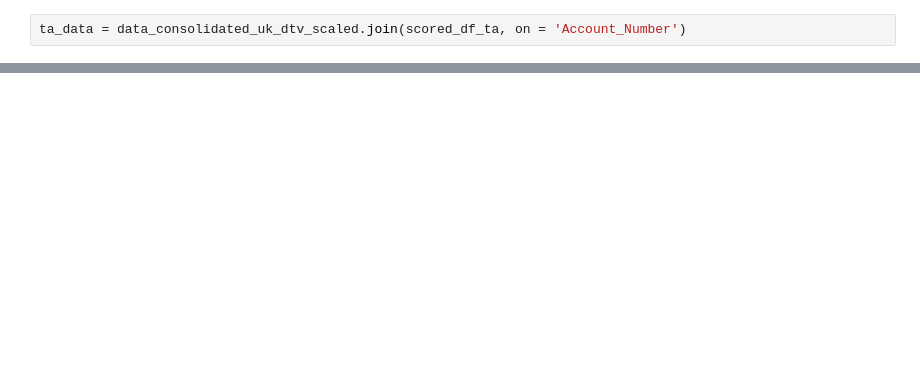
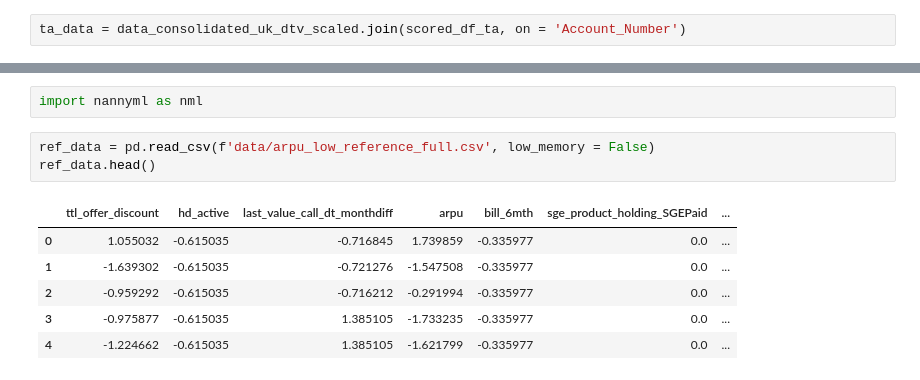
Before and after one commit to RHS23/POM-feature-drift, a Jupyter notebook: scoring_script_test.ipynb, the cells around one changed output, grey strips where cells are left out. Cells and saved outputs as stored; diff of their text form; blank space fills up the shorter version.

```diff
--- a/scoring_script_test.ipynb
+++ b/scoring_script_test.ipynb
@@ -146,0 +264,12 @@ ta_data.head()
+# %%
+import nannyml as nml
+# %%
+ref_data = pd.read_csv(f'data/arpu_low_reference_full.csv', low_memory = False)
+ref_data.head()
+# %% [output]
+|  | ttl_offer_discount | hd_active | last_value_call_dt_monthdiff | arpu | bill_6mth | sge_product_holding_SGEPaid | ... |
+| 0 | 1.055032 | -0.615035 | -0.716845 | 1.739859 | -0.335977 | 0.0 | ... |
+| 1 | -1.639302 | -0.615035 | -0.721276 | -1.547508 | -0.335977 | 0.0 | ... |
+| 2 | -0.959292 | -0.615035 | -0.716212 | -0.291994 | -0.335977 | 0.0 | ... |
+| 3 | -0.975877 | -0.615035 | 1.385105 | -1.733235 | -0.335977 | 0.0 | ... |
+| 4 | -1.224662 | -0.615035 | 1.385105 | -1.621799 | -0.335977 | 0.0 | ... |
```
Also changed, not shown: parts of 33 cells of this notebook, 1 other file.
